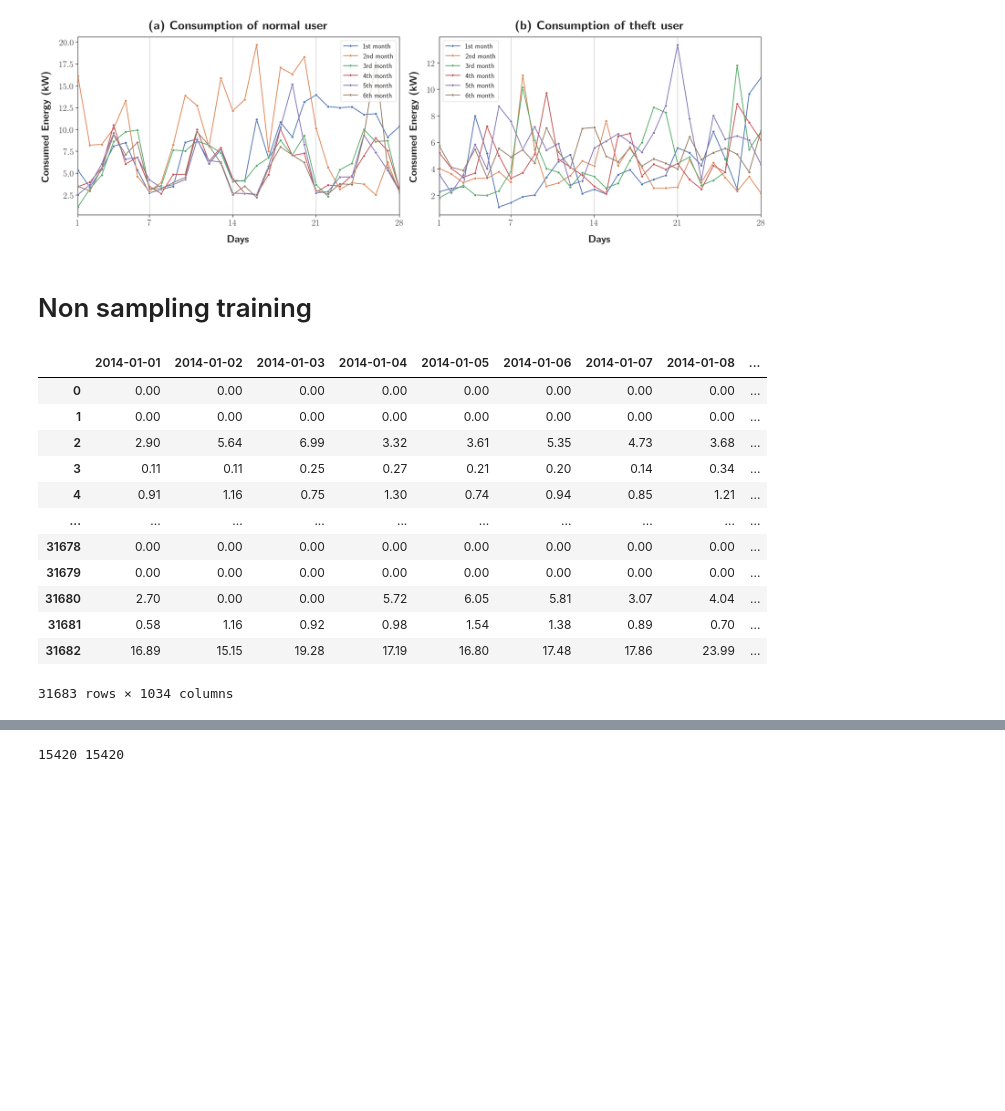
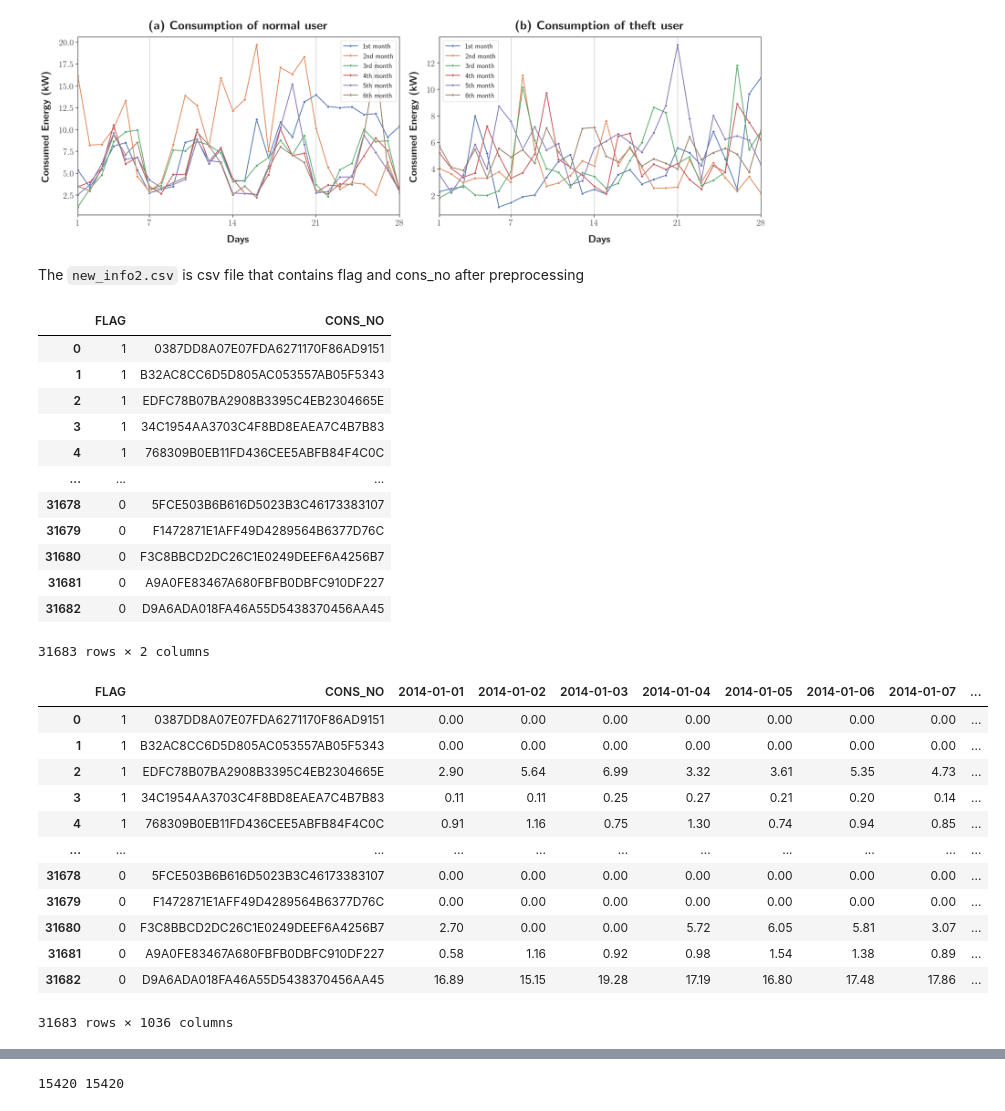
Before and after one commit to d41sys/electric-theft-detection, a Jupyter notebook: notebooks/preprocessing.ipynb, the cells around one changed output, grey strips where cells are left out. Drawn from its saved outputs; the diff is of its cells as text; code cells hidden in the pictures; blank space fills up the shorter version.

```diff
--- a/notebooks/preprocessing.ipynb
+++ b/notebooks/preprocessing.ipynb
@@ -1110,25 +667,23 @@ plt.tight_layout()
 plt.show()
 # %% [output]
 [figure]
-# %% [markdown]
-# Non sampling training
+# %% [markdown]
+The `new_info2.csv` is csv file that contains flag and cons_no after preprocessing
 # %%
-H_dataset = pd.read_csv('../data/processed_data_H.csv').drop(['Unnamed: 0'], axis=1)
-H_dataset
-
-# D_dataset = pd.read_csv('../data/best_processed_data.csv')
-# D_dataset
+flag = pd.read_csv('../data/new_info2.csv')
+flag.drop(['Unnamed: 0'], axis=1, inplace=True)
+flag
 # %% [output]
-|  | 2014-01-01 | 2014-01-02 | 2014-01-03 | 2014-01-04 | 2014-01-05 | 2014-01-06 | 2014-01-07 | 2014-01-08 | ... |
-| 0 | 0.00 | 0.00 | 0.00 | 0.00 | 0.00 | 0.00 | 0.00 | 0.00 | ... |
-| 1 | 0.00 | 0.00 | 0.00 | 0.00 | 0.00 | 0.00 | 0.00 | 0.00 | ... |
-| 2 | 2.90 | 5.64 | 6.99 | 3.32 | 3.61 | 5.35 | 4.73 | 3.68 | ... |
-| 3 | 0.11 | 0.11 | 0.25 | 0.27 | 0.21 | 0.20 | 0.14 | 0.34 | ... |
-| 4 | 0.91 | 1.16 | 0.75 | 1.30 | 0.74 | 0.94 | 0.85 | 1.21 | ... |
-| ... | ... | ... | ... | ... | ... | ... | ... | ... | ... |
-| 31678 | 0.00 | 0.00 | 0.00 | 0.00 | 0.00 | 0.00 | 0.00 | 0.00 | ... |
-| 31679 | 0.00 | 0.00 | 0.00 | 0.00 | 0.00 | 0.00 | 0.00 | 0.00 | ... |
-| 31680 | 2.70 | 0.00 | 0.00 | 5.72 | 6.05 | 5.81 | 3.07 | 4.04 | ... |
-| 31681 | 0.58 | 1.16 | 0.92 | 0.98 | 1.54 | 1.38 | 0.89 | 0.70 | ... |
-| 31682 | 16.89 | 15.15 | 19.28 | 17.19 | 16.80 | 17.48 | 17.86 | 23.99 | ... |
+|  | FLAG | CONS_NO |
+| 0 | 1 | 0387DD8A07E07FDA6271170F86AD9151 |
+| 1 | 1 | B32AC8CC6D5D805AC053557AB05F5343 |
+| 2 | 1 | EDFC78B07BA2908B3395C4EB2304665E |
+| 3 | 1 | 34C1954AA3703C4F8BD8EAEA7C4B7B83 |
+| 4 | 1 | 768309B0EB11FD436CEE5ABFB84F4C0C |
+| ... | ... | ... |
+| 31678 | 0 | 5FCE503B6B616D5023B3C46173383107 |
+| 31679 | 0 | F1472871E1AFF49D4289564B6377D76C |
+| 31680 | 0 | F3C8BBCD2DC26C1E0249DEEF6A4256B7 |
+| 31681 | 0 | A9A0FE83467A680FBFB0DBFC910DF227 |
+| 31682 | 0 | D9A6ADA018FA46A55D5438370456AA45 |
-31683 rows × 1034 columns
+31683 rows × 2 columns
@@ -1139,3 +690,17 @@ H_dataset
 # %%
-# df_combined = pd.concat([flag, H_dataset], axis=1)
-# df_combined
+df_combined = pd.concat([flag, cleaned_df], axis=1)
+df_combined
+# %% [output]
+|  | FLAG | CONS_NO | 2014-01-01 | 2014-01-02 | 2014-01-03 | 2014-01-04 | 2014-01-05 | 2014-01-06 | 2014-01-07 | ... |
+| 0 | 1 | 0387DD8A07E07FDA6271170F86AD9151 | 0.00 | 0.00 | 0.00 | 0.00 | 0.00 | 0.00 | 0.00 | ... |
+| 1 | 1 | B32AC8CC6D5D805AC053557AB05F5343 | 0.00 | 0.00 | 0.00 | 0.00 | 0.00 | 0.00 | 0.00 | ... |
+| 2 | 1 | EDFC78B07BA2908B3395C4EB2304665E | 2.90 | 5.64 | 6.99 | 3.32 | 3.61 | 5.35 | 4.73 | ... |
+| 3 | 1 | 34C1954AA3703C4F8BD8EAEA7C4B7B83 | 0.11 | 0.11 | 0.25 | 0.27 | 0.21 | 0.20 | 0.14 | ... |
+| 4 | 1 | 768309B0EB11FD436CEE5ABFB84F4C0C | 0.91 | 1.16 | 0.75 | 1.30 | 0.74 | 0.94 | 0.85 | ... |
+| ... | ... | ... | ... | ... | ... | ... | ... | ... | ... | ... |
+| 31678 | 0 | 5FCE503B6B616D5023B3C46173383107 | 0.00 | 0.00 | 0.00 | 0.00 | 0.00 | 0.00 | 0.00 | ... |
+| 31679 | 0 | F1472871E1AFF49D4289564B6377D76C | 0.00 | 0.00 | 0.00 | 0.00 | 0.00 | 0.00 | 0.00 | ... |
+| 31680 | 0 | F3C8BBCD2DC26C1E0249DEEF6A4256B7 | 2.70 | 0.00 | 0.00 | 5.72 | 6.05 | 5.81 | 3.07 | ... |
+| 31681 | 0 | A9A0FE83467A680FBFB0DBFC910DF227 | 0.58 | 1.16 | 0.92 | 0.98 | 1.54 | 1.38 | 0.89 | ... |
+| 31682 | 0 | D9A6ADA018FA46A55D5438370456AA45 | 16.89 | 15.15 | 19.28 | 17.19 | 16.80 | 17.48 | 17.86 | ... |
+31683 rows × 1036 columns
```
Also changed, not shown: parts of 49 cells of this notebook, 2 other files.
